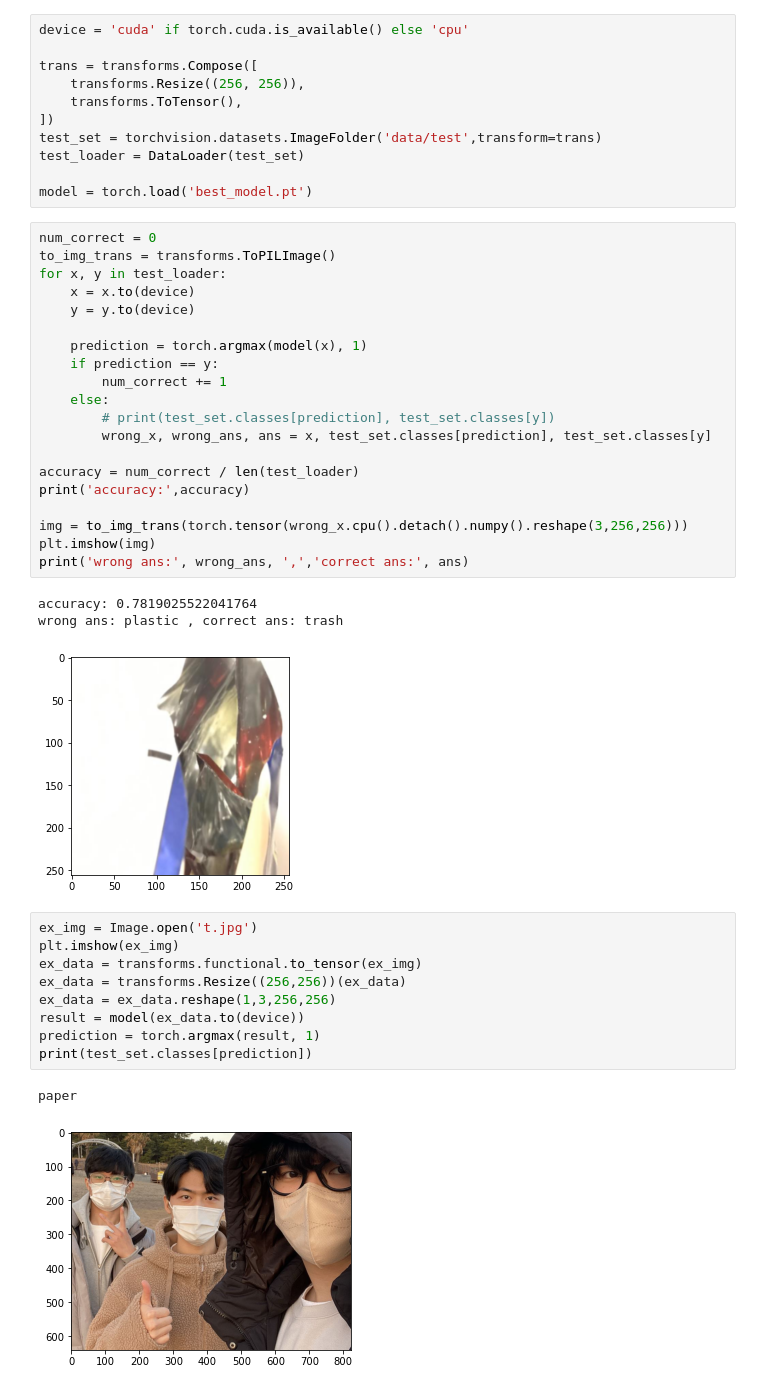
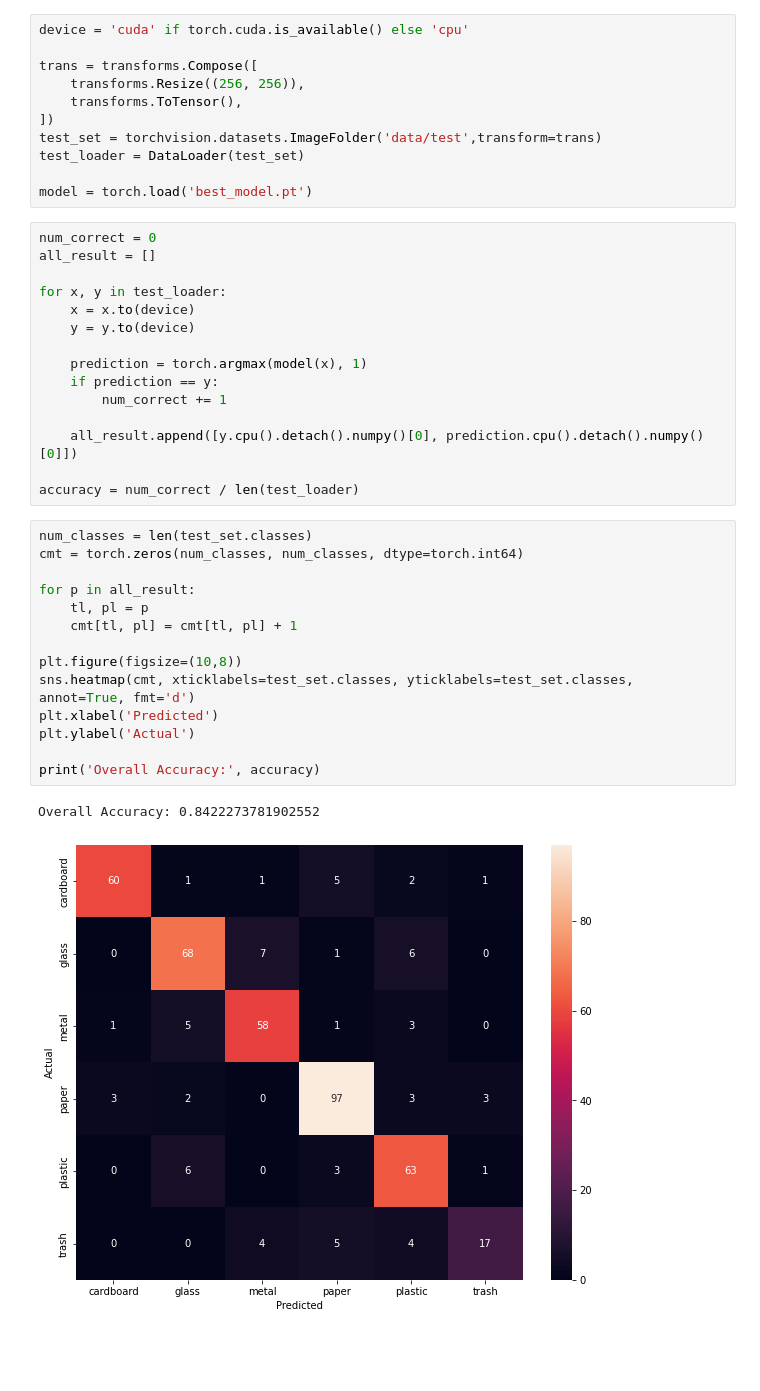
Before and after one commit to iks15174/AI_PRJ2, a Jupyter notebook: test.ipynb, the cells around one changed output. Cells and saved outputs as stored; diff of their text form; blank space fills up the shorter version.

```diff
--- a/test.ipynb
+++ b/test.ipynb
@@ -20,7 +22,8 @@ test_loader = DataLoader(test_set)
 model = torch.load('best_model.pt')
 # %%
 num_correct = 0
-to_img_trans = transforms.ToPILImage()
+all_result = []
+
 for x, y in test_loader:
     x = x.to(device)
     y = y.to(device)
@@ -28,29 +31,24 @@ for x, y in test_loader:
     prediction = torch.argmax(model(x), 1)
     if prediction == y:
         num_correct += 1
-    else:
-        # print(test_set.classes[prediction], test_set.classes[y])
-        wrong_x, wrong_ans, ans = x, test_set.classes[prediction], test_set.classes[y]
+
+    all_result.append([y.cpu().detach().numpy()[0], prediction.cpu().detach().numpy()[0]])
 
 accuracy = num_correct / len(test_loader)
-print('accuracy:',accuracy)
-
-img = to_img_trans(torch.tensor(wrong_x.cpu().detach().numpy().reshape(3,256,256)))
-plt.imshow(img)
-print('wrong ans:', wrong_ans, ',','correct ans:', ans)
-# %% [output]
-accuracy: 0.7819025522041764
-wrong ans: plastic , correct ans: trash
-[figure, removed]
-# %%
-ex_img = Image.open('t.jpg')
-plt.imshow(ex_img)
-ex_data = transforms.functional.to_tensor(ex_img)
-ex_data = transforms.Resize((256,256))(ex_data)
-ex_data = ex_data.reshape(1,3,256,256)
-result = model(ex_data.to(device))
-prediction = torch.argmax(result, 1)
-print(test_set.classes[prediction])
-# %% [output]
-paper
-[figure, removed]
+# %%
+num_classes = len(test_set.classes)
+cmt = torch.zeros(num_classes, num_classes, dtype=torch.int64)
+
+for p in all_result:
+    tl, pl = p
+    cmt[tl, pl] = cmt[tl, pl] + 1
+
+plt.figure(figsize=(10,8))
+sns.heatmap(cmt, xticklabels=test_set.classes, yticklabels=test_set.classes, annot=True, fmt='d')
+plt.xlabel('Predicted')
+plt.ylabel('Actual')
+
+print('Overall Accuracy:', accuracy)
+# %% [output]
+Overall Accuracy: 0.8422273781902552
+[figure, added]
```
Also changed, not shown: parts of 1 cell of this notebook, 1 other file.
